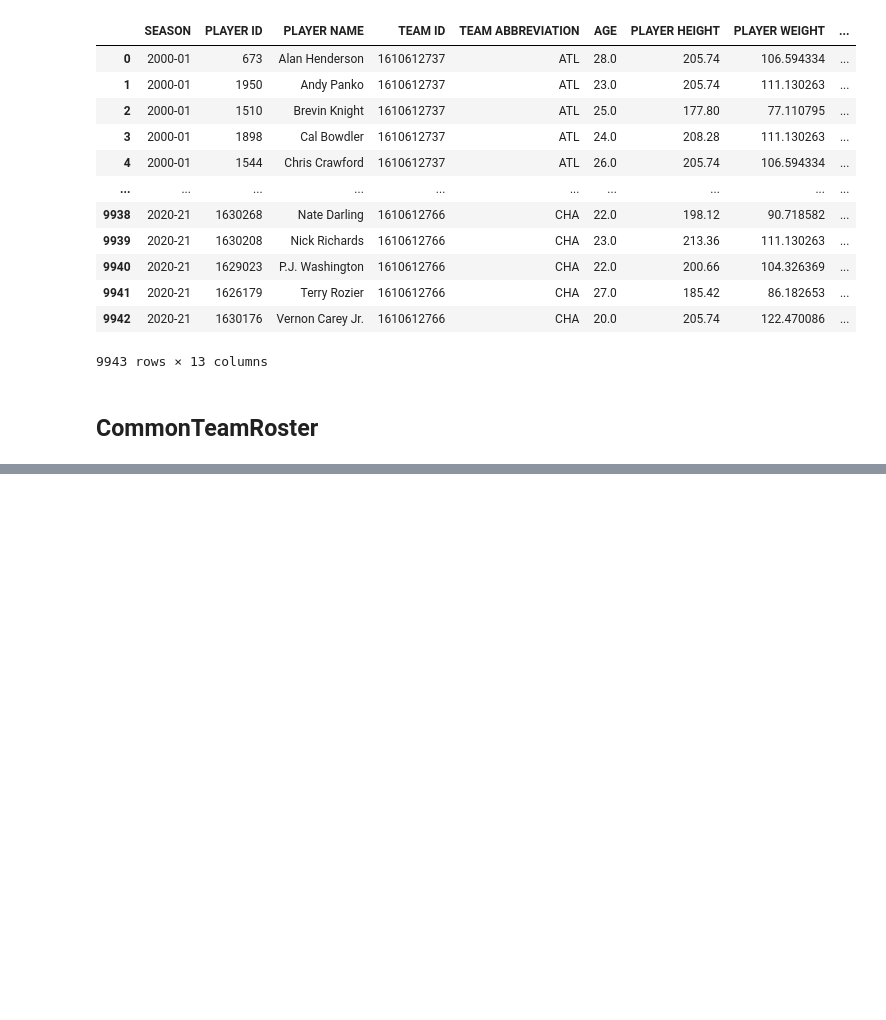
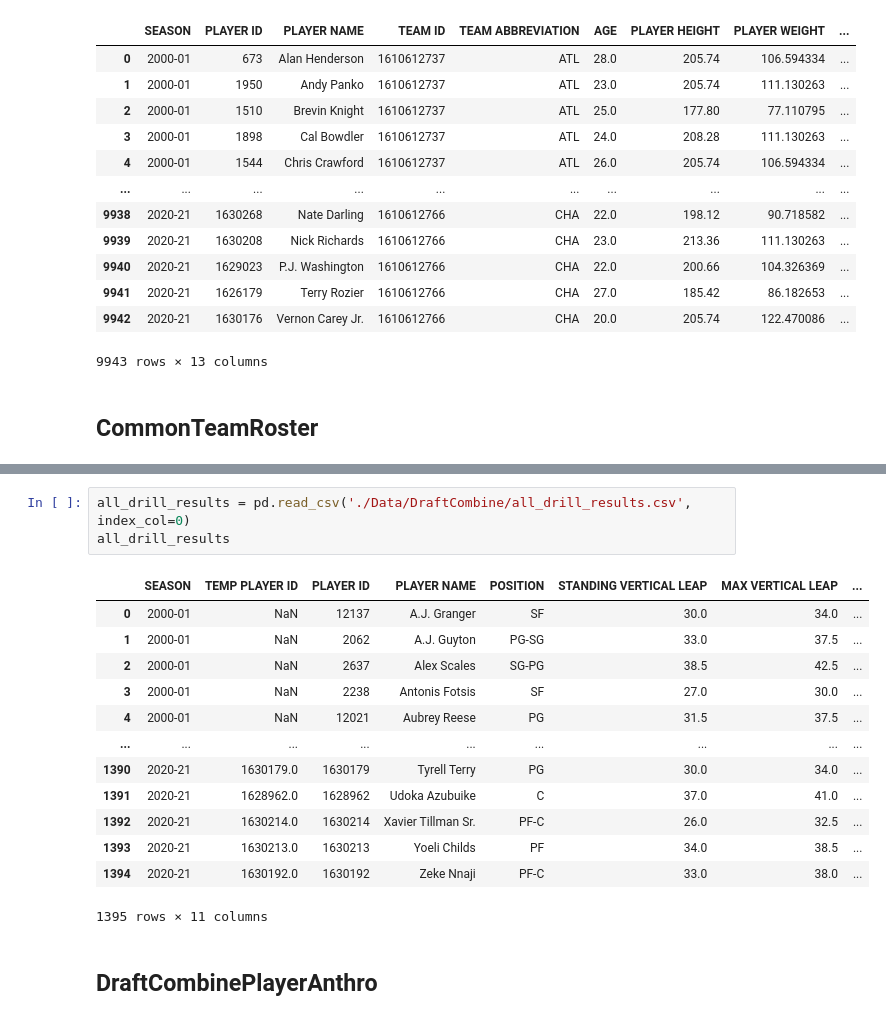
Before and after one commit to kmcsquared/TFM, a Jupyter notebook: players.ipynb, the cells around one changed output, grey strips where cells are left out. Cells and saved outputs as stored; diff of their text form; blank space fills up the shorter version.

Commit message:
Extracted draft combined drill results

```diff
--- a/players.ipynb
+++ b/players.ipynb
@@ -150,0 +198,19 @@ ReadTimeout: HTTPSConnectionPool(host='stats.nba.com', port=443): Read timed out
+# %%
+all_drill_results = pd.read_csv('./Data/DraftCombine/all_drill_results.csv', index_col=0)
+all_drill_results
+# %% [output]
+|  | SEASON | TEMP PLAYER ID | PLAYER ID | PLAYER NAME | POSITION | STANDING VERTICAL LEAP | MAX VERTICAL LEAP | ... |
+| 0 | 2000-01 | NaN | 12137 | A.J. Granger | SF | 30.0 | 34.0 | ... |
+| 1 | 2000-01 | NaN | 2062 | A.J. Guyton | PG-SG | 33.0 | 37.5 | ... |
+| 2 | 2000-01 | NaN | 2637 | Alex Scales | SG-PG | 38.5 | 42.5 | ... |
+| 3 | 2000-01 | NaN | 2238 | Antonis Fotsis | SF | 27.0 | 30.0 | ... |
+| 4 | 2000-01 | NaN | 12021 | Aubrey Reese | PG | 31.5 | 37.5 | ... |
+| ... | ... | ... | ... | ... | ... | ... | ... | ... |
+| 1390 | 2020-21 | 1630179.0 | 1630179 | Tyrell Terry | PG | 30.0 | 34.0 | ... |
+| 1391 | 2020-21 | 1628962.0 | 1628962 | Udoka Azubuike | C | 37.0 | 41.0 | ... |
+| 1392 | 2020-21 | 1630214.0 | 1630214 | Xavier Tillman Sr. | PF-C | 26.0 | 32.5 | ... |
+| 1393 | 2020-21 | 1630213.0 | 1630213 | Yoeli Childs | PF | 34.0 | 38.5 | ... |
+| 1394 | 2020-21 | 1630192.0 | 1630192 | Zeke Nnaji | PF-C | 33.0 | 38.0 | ... |
+1395 rows × 11 columns
+# %% [markdown]
+## DraftCombinePlayerAnthro
```
Also changed, not shown: parts of 5 cells of this notebook, 2 other files.
